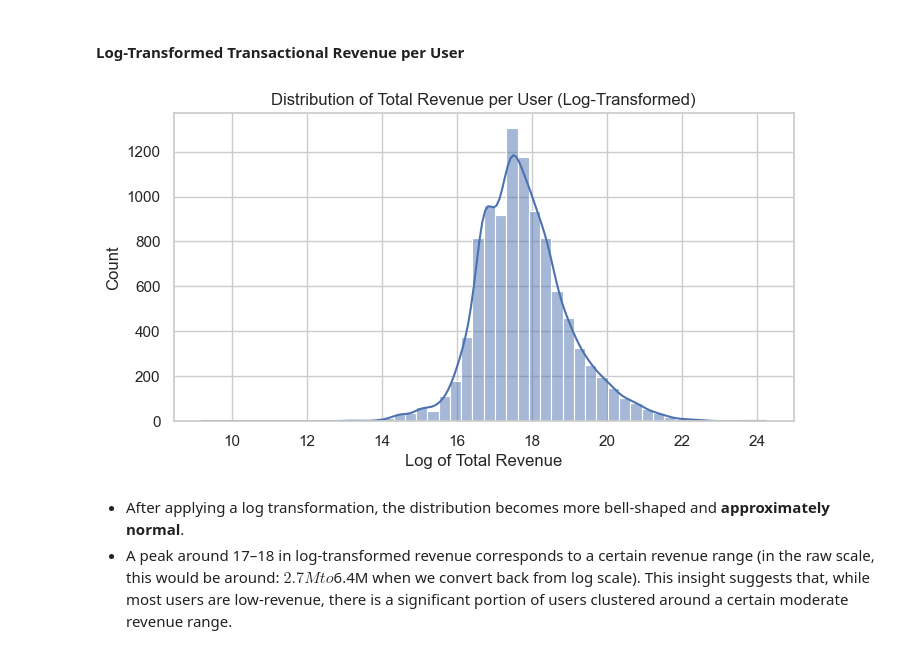
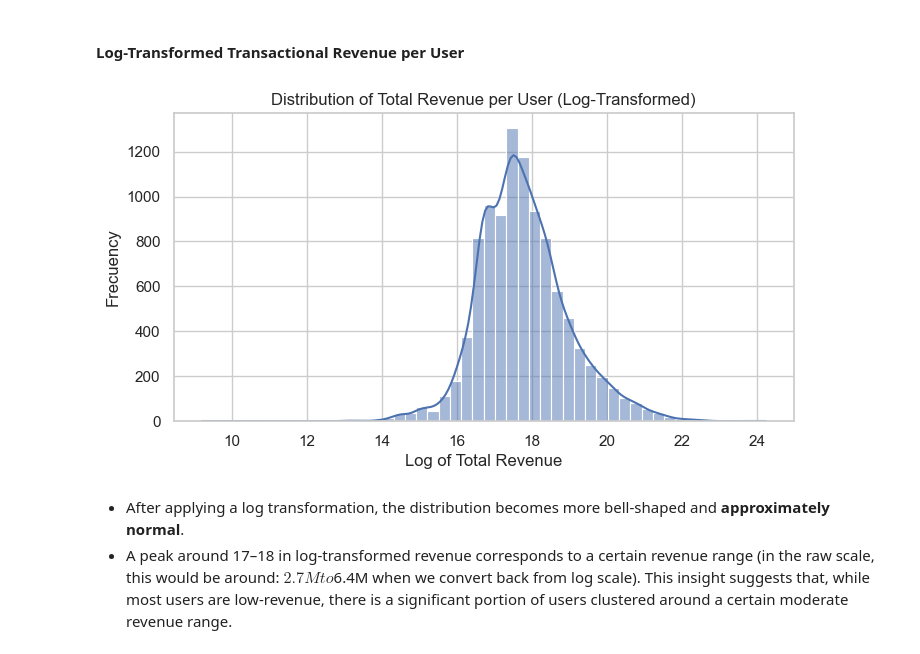
Before and after one commit to PaolaGaray/GA-CustomerRevenuePrediction, a Jupyter notebook: notebooks/EDA.ipynb, the cells around one changed output. Drawn from its saved outputs; the diff is of its cells as text; code cells hidden in the pictures.

```diff
--- a/notebooks/EDA.ipynb
+++ b/notebooks/EDA.ipynb
@@ -487,16 +487,17 @@ plt.show()
 # %%
 # Plot histogram of log-transformed revenue
 log_user_revenue = np.log1p(user_revenue[user_revenue > 0])
 plt.figure(figsize=(8, 4))
 sns.histplot(log_user_revenue, bins=50, kde=True)
 
 
 plt.title("Distribution of Total Revenue per User (Log-Transformed)")
 plt.xlabel("Log of Total Revenue")
+plt.ylabel("Frecuency")
 
 plt.show()
 # %% [output]
-[figure, old version]
+[figure, new version]
 # %% [markdown]
 - After applying a log transformation, the distribution becomes more bell-shaped and **approximately normal**.
 - A peak around 17–18 in log-transformed revenue corresponds to a certain revenue range (in the raw scale, this would be around: $2.7M to  $6.4M when we convert back from log scale).
```
Also changed, not shown: parts of 17 cells of this notebook.
